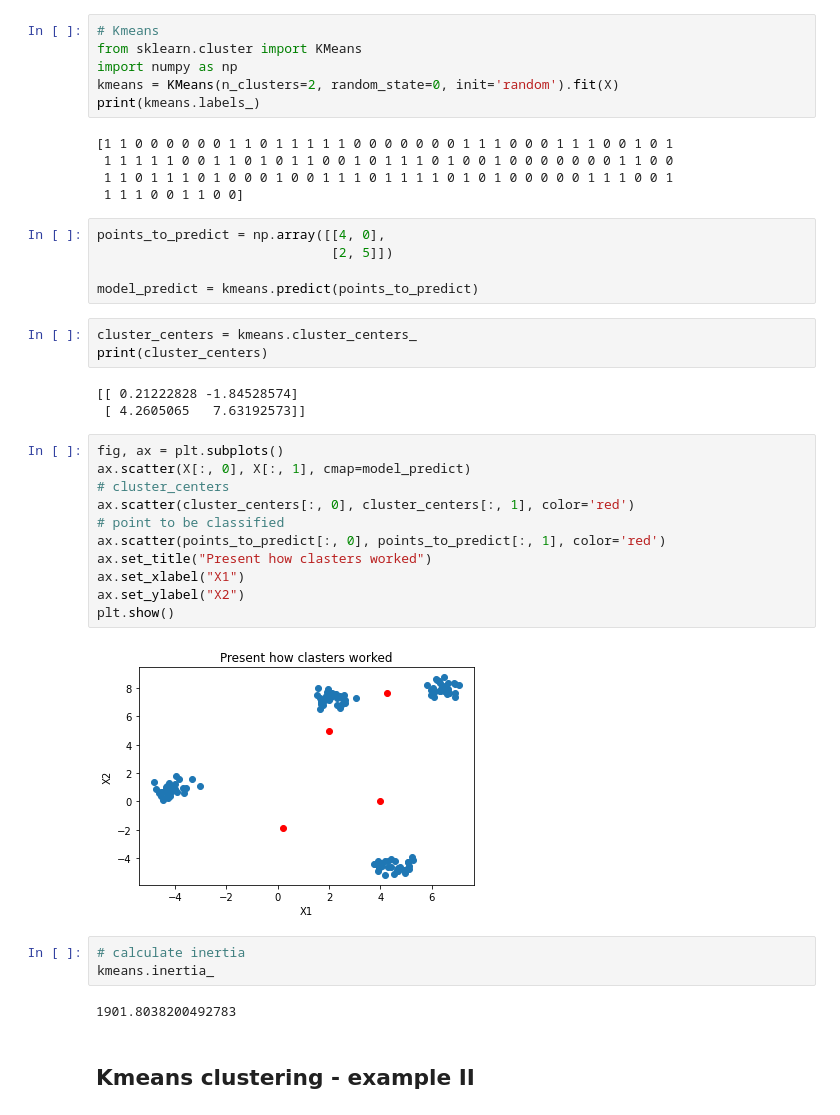
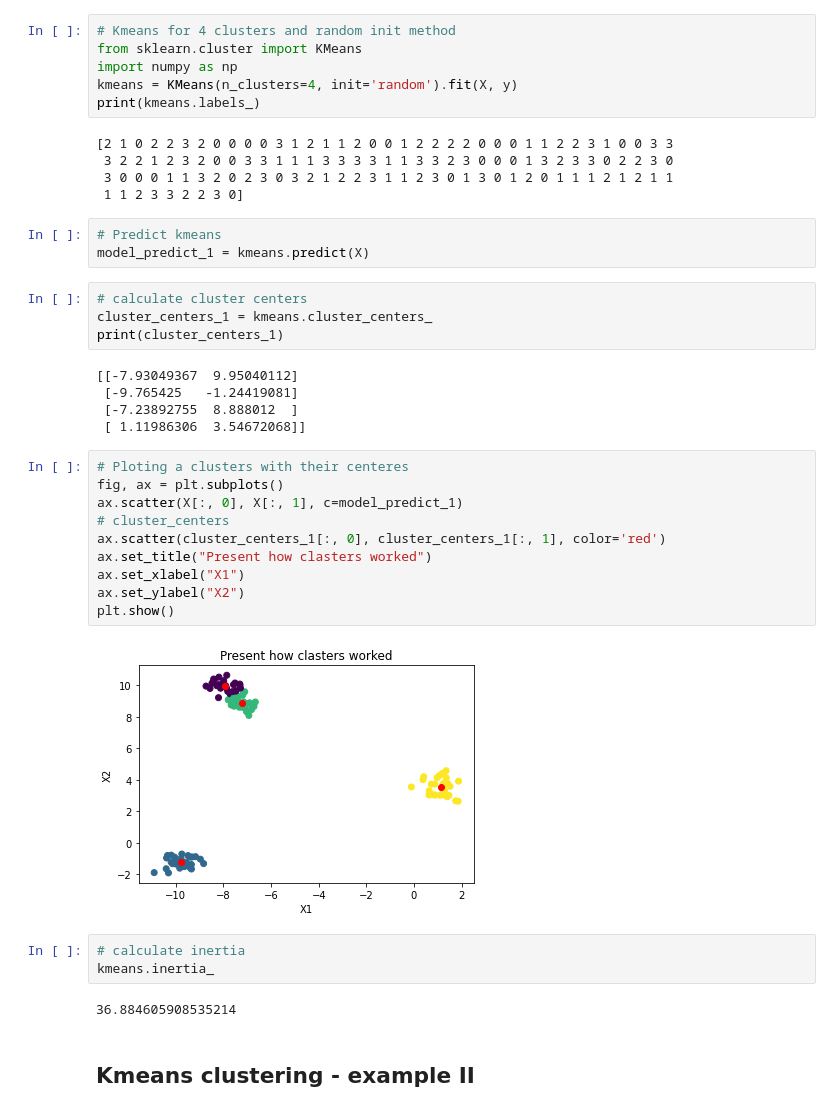
Before and after one commit to Marcin279/Machine_Learning, a Jupyter notebook: lab6_clustering/Clustering.ipynb, the cells around one changed output. Cells and saved outputs as stored; diff of their text form.

```diff
--- a/lab6_clustering/Clustering.ipynb
+++ b/lab6_clustering/Clustering.ipynb
@@ -48,43 +49,43 @@ plt.show()
 # %%
-# Kmeans
+# Kmeans for 4 clusters and random init method
 from sklearn.cluster import KMeans
 import numpy as np
-kmeans = KMeans(n_clusters=2, random_state=0, init='random').fit(X)
+kmeans = KMeans(n_clusters=4, init='random').fit(X, y)
 print(kmeans.labels_)
 # %% [output]
-[1 1 0 0 0 0 0 0 1 1 0 1 1 1 1 1 0 0 0 0 0 0 0 1 1 1 0 0 0 1 1 1 0 0 1 0 1
- 1 1 1 1 1 0 0 1 1 0 1 0 1 1 0 0 1 0 1 1 1 0 1 0 0 1 0 0 0 0 0 0 0 1 1 0 0
- 1 1 0 1 1 1 0 1 0 0 0 1 0 0 1 1 1 0 1 1 1 1 0 1 0 1 0 0 0 0 0 1 1 1 0 0 1
- 1 1 1 0 0 1 1 0 0]
+[2 1 0 2 2 3 2 0 0 0 0 3 1 2 1 1 2 0 0 1 2 2 2 2 0 0 0 1 1 2 2 3 1 0 0 3 3
+ 3 2 2 1 2 3 2 0 0 3 3 1 1 1 3 3 3 3 1 1 3 3 2 3 0 0 0 1 3 2 3 3 0 2 2 3 0
+ 3 0 0 0 1 1 3 2 0 2 3 0 3 2 1 2 2 3 1 1 2 3 0 1 3 0 1 2 0 1 1 1 2 1 2 1 1
+ 1 1 2 3 3 2 2 3 0]
-# %%
-points_to_predict = np.array([[4, 0],
-                              [2, 5]])
-
-model_predict = kmeans.predict(points_to_predict)
-# %%
-cluster_centers = kmeans.cluster_centers_
-print(cluster_centers)
-# %% [output]
-[[ 0.21222828 -1.84528574]
- [ 4.2605065   7.63192573]]
+# %%
+# Predict kmeans
+model_predict_1 = kmeans.predict(X)
+# %%
+# calculate cluster centers
+cluster_centers_1 = kmeans.cluster_centers_
+print(cluster_centers_1)
+# %% [output]
+[[-7.93049367  9.95040112]
+ [-9.765425   -1.24419081]
+ [-7.23892755  8.888012  ]
+ [ 1.11986306  3.54672068]]
 # %%
+# Ploting a clusters with their centeres
 fig, ax = plt.subplots()
-ax.scatter(X[:, 0], X[:, 1], cmap=model_predict)
+ax.scatter(X[:, 0], X[:, 1], c=model_predict_1)
 # cluster_centers
-ax.scatter(cluster_centers[:, 0], cluster_centers[:, 1], color='red')
-# point to be classified
-ax.scatter(points_to_predict[:, 0], points_to_predict[:, 1], color='red')
+ax.scatter(cluster_centers_1[:, 0], cluster_centers_1[:, 1], color='red')
 ax.set_title("Present how clasters worked")
 ax.set_xlabel("X1")
 ax.set_ylabel("X2")
 plt.show()
 # %% [output]
-[figure, old version]
+[figure, new version]
 # %%
 # calculate inertia
 kmeans.inertia_
 # %% [output]
-1901.8038200492783
+36.884605908535214
 # %% [markdown]
 ## Kmeans clustering - example II
 # %%
```
Also changed, not shown: parts of 52 cells of this notebook.
